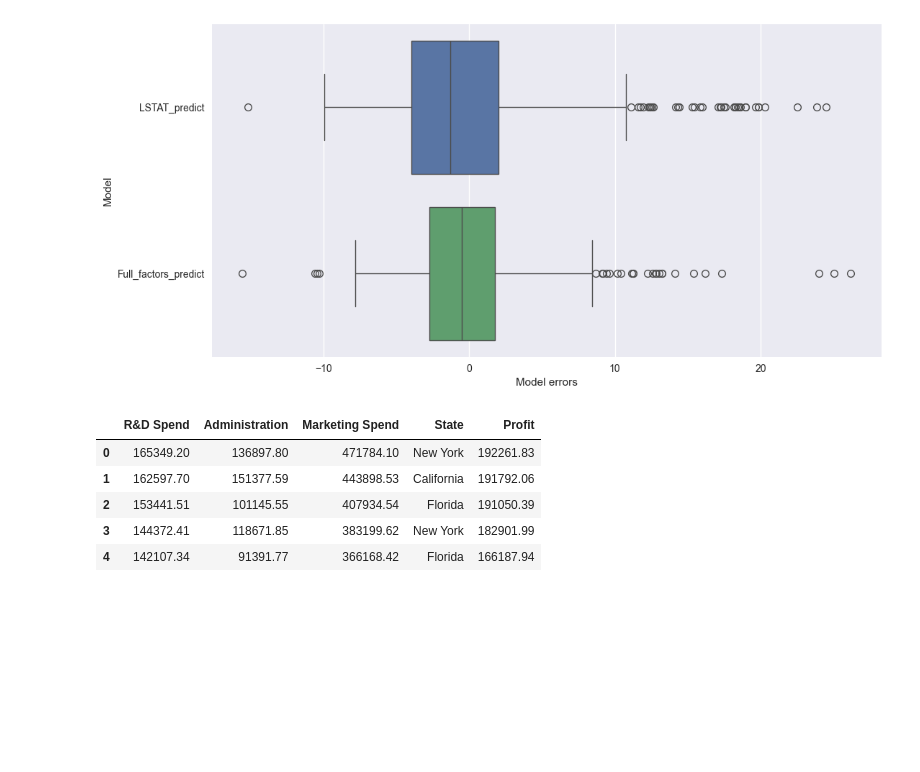
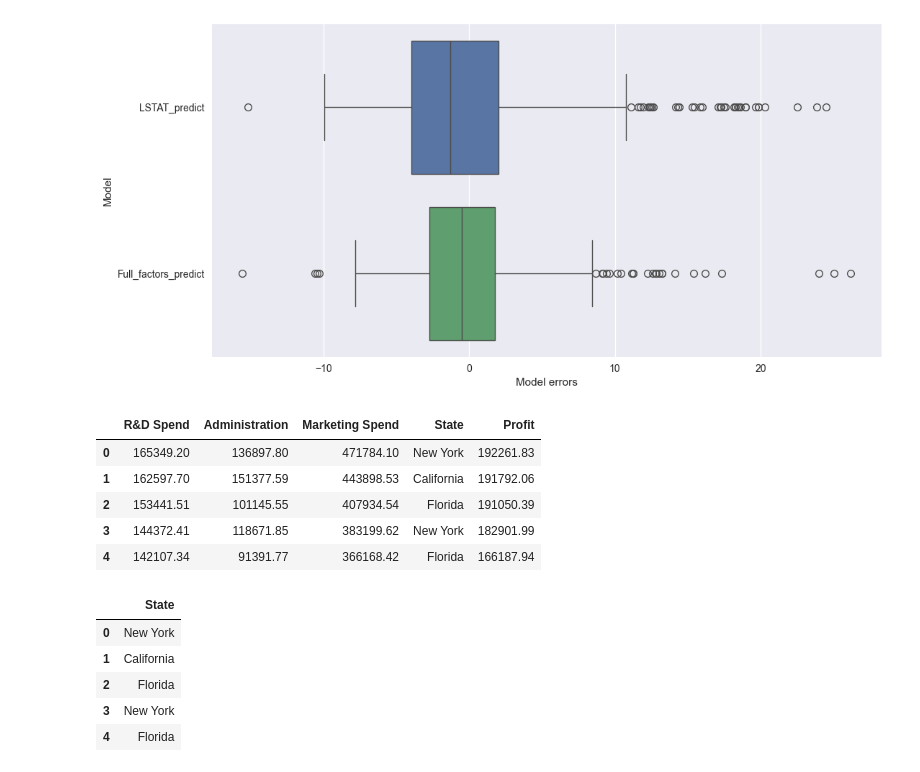
Before and after one commit to ivajazz/ML_1, a Jupyter notebook: OLS.ipynb, the cells around one changed output. Cells and saved outputs as stored; diff of their text form; code cells hidden in the pictures; blank space fills up the shorter version.

```diff
--- a/OLS.ipynb
+++ b/OLS.ipynb
@@ -215,3 +215,15 @@ boston_data.head()
 | 2 | 153441.51 | 101145.55 | 407934.54 | Florida | 191050.39 |
 | 3 | 144372.41 | 118671.85 | 383199.62 | New York | 182901.99 |
 | 4 | 142107.34 | 91391.77 | 366168.42 | Florida | 166187.94 |
+# %%
+M = boston_data[['State']] #матрица наблюдений
+n = boston_data['Profit'] #вектор правильных ответов
+M.head()
+#y.head()
+# %% [output]
+|  | State |
+| 0 | New York |
+| 1 | California |
+| 2 | Florida |
+| 3 | New York |
+| 4 | Florida |
```
